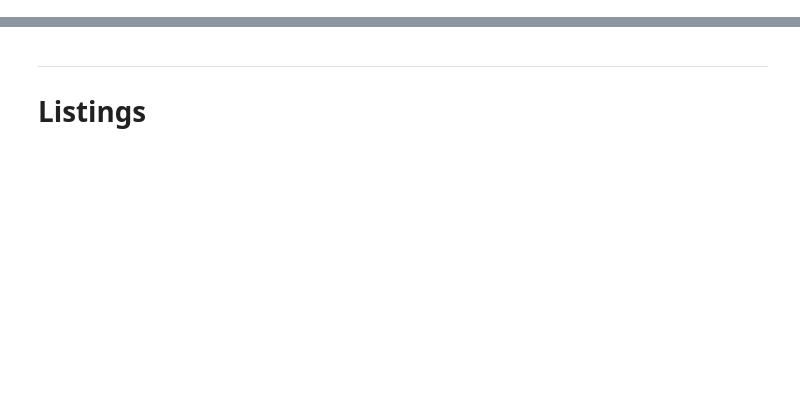
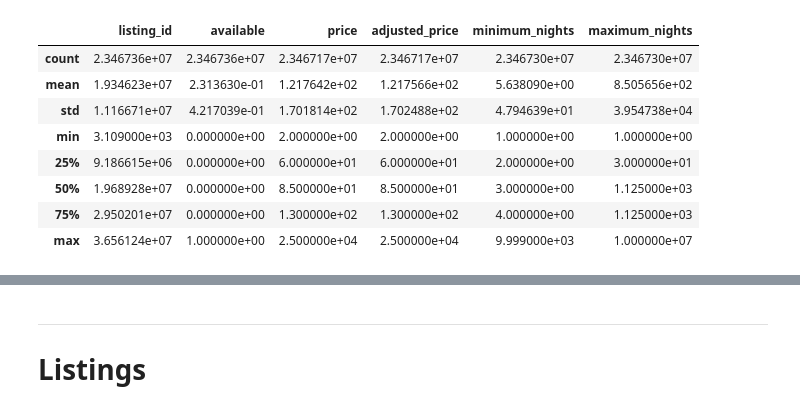
Before and after one commit to nidragedd/udadsnd-p4-airbnb_inside, a Jupyter notebook: notebook/1_Business_and_Data_Understanding.ipynb, the cells around one changed output, grey strips where cells are left out. Saved outputs shown, nothing was run; the diff lists cells and outputs as text; code cells hidden in the pictures; blank space fills up the shorter version.

```diff
--- a/notebook/1_Business_and_Data_Understanding.ipynb
+++ b/notebook/1_Business_and_Data_Understanding.ipynb
@@ -22,0 +188,3 @@ df_lsts = pd.read_csv('../data/listings-summary.csv')
+# %%
+df_cal = pd.read_csv(datacollector.get_data_file(cst.CALENDAR_FILE), sep=',', header=0)
+df_cal.head()
@@ -22,0 +292,4 @@ df_lsts = pd.read_csv('../data/listings-summary.csv')
+# %%
+# Transformations
+df_cal = cleaning.transform_t_f(df_cal, 'available')
+df_cal = cleaning.calendar_clean_price(df_cal)
@@ -22,0 +333,12 @@ df_lsts = pd.read_csv('../data/listings-summary.csv')
+# %%
+df_cal.describe()
+# %% [output]
+|  | listing_id | available | price | adjusted_price | minimum_nights | maximum_nights |
+| count | 2.346736e+07 | 2.346736e+07 | 2.346717e+07 | 2.346717e+07 | 2.346730e+07 | 2.346730e+07 |
+| mean | 1.934623e+07 | 2.313630e-01 | 1.217642e+02 | 1.217566e+02 | 5.638090e+00 | 8.505656e+02 |
+| std | 1.116671e+07 | 4.217039e-01 | 1.701814e+02 | 1.702488e+02 | 4.794639e+01 | 3.954738e+04 |
+| min | 3.109000e+03 | 0.000000e+00 | 2.000000e+00 | 2.000000e+00 | 1.000000e+00 | 1.000000e+00 |
+| 25% | 9.186615e+06 | 0.000000e+00 | 6.000000e+01 | 6.000000e+01 | 2.000000e+00 | 3.000000e+01 |
+| 50% | 1.968928e+07 | 0.000000e+00 | 8.500000e+01 | 8.500000e+01 | 3.000000e+00 | 1.125000e+03 |
+| 75% | 2.950201e+07 | 0.000000e+00 | 1.300000e+02 | 1.300000e+02 | 4.000000e+00 | 1.125000e+03 |
+| max | 3.656124e+07 | 1.000000e+00 | 2.500000e+04 | 2.500000e+04 | 9.999000e+03 | 1.000000e+07 |
```
Also changed, not shown: parts of 85 cells of this notebook, 7 other files.
